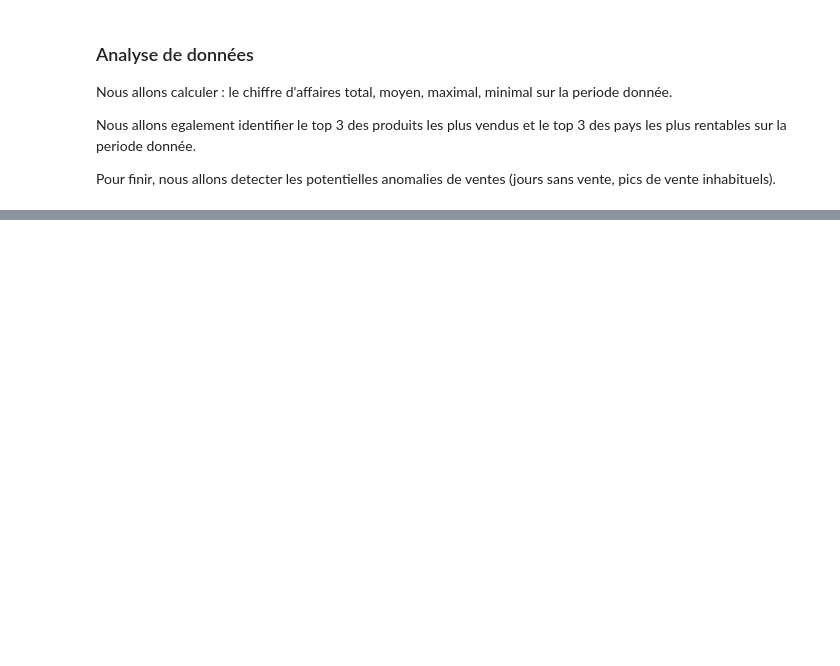
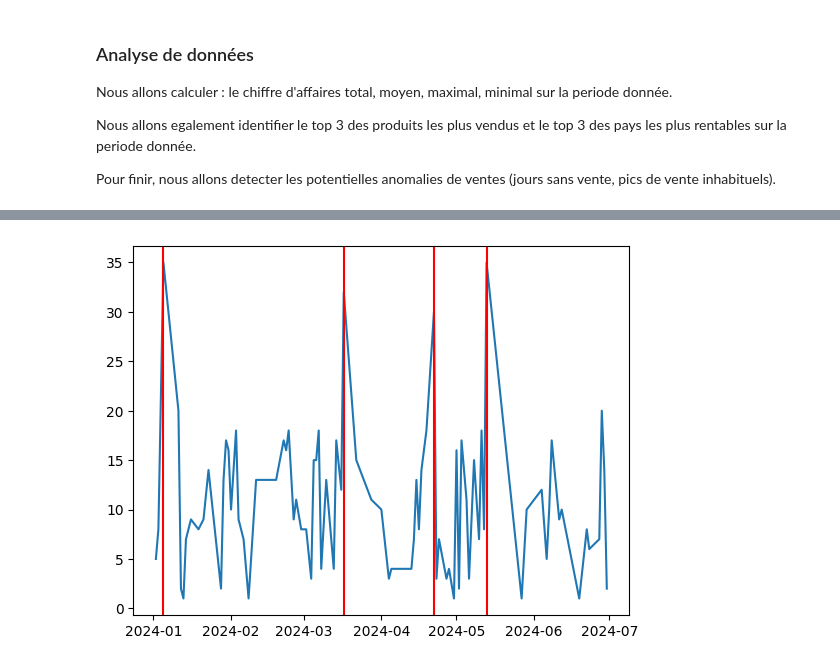
Before and after one commit to mael-grn/POLYTECH-python-projet, a Jupyter notebook: projet_mael_garnier.ipynb, the cells around one changed output, grey strips where cells are left out. Saved outputs shown, nothing was run; the diff lists cells and outputs as text; code cells hidden in the pictures; blank space fills up the shorter version.

```diff
--- a/projet_mael_garnier.ipynb
+++ b/projet_mael_garnier.ipynb
@@ -233,0 +307,17 @@ Top 3 des pays les plus rentables :  [{'Country': 'Japan', 'CA': 10344906}, {'Co
+# %%
+# Etudions les ventes quotidiennes de laptops
+
+# On créé un dataframe avec les produits tshirt groupés par jour
+mask_tshirt = (dataframe['Product'] == 'T-shirt')
+tshirt_dataframe = dataframe[mask_tshirt].copy()
+# Selon l'ennoncé, l'utilisation de fonction comme groupby ne semble plus interdite pour cette partie
+tshirt_per_day_df = tshirt_dataframe.groupby('Date').sum()
+plt.plot(tshirt_per_day_df['Quantity'].index, tshirt_per_day_df['Quantity'].values)
+
+#On affiche des barres rouges pour les valeurs aberrantes
+tshirt_per_day_without_outliers_df = get_outlier(tshirt_per_day_df, 'Quantity')
+# On parcours notre dataframe avec toutes les valeurs, et si l'une des valeurs n'est pas presente dans le dataframe sans valeurs aberrantes, on l'affiche
+for index, row in tshirt_per_day_without_outliers_df.iterrows():
+    plt.axvline(x=index, color='red')
+# %% [output]
+[figure, added]
```
Also changed, not shown: parts of 8 cells of this notebook, 1 other file.
